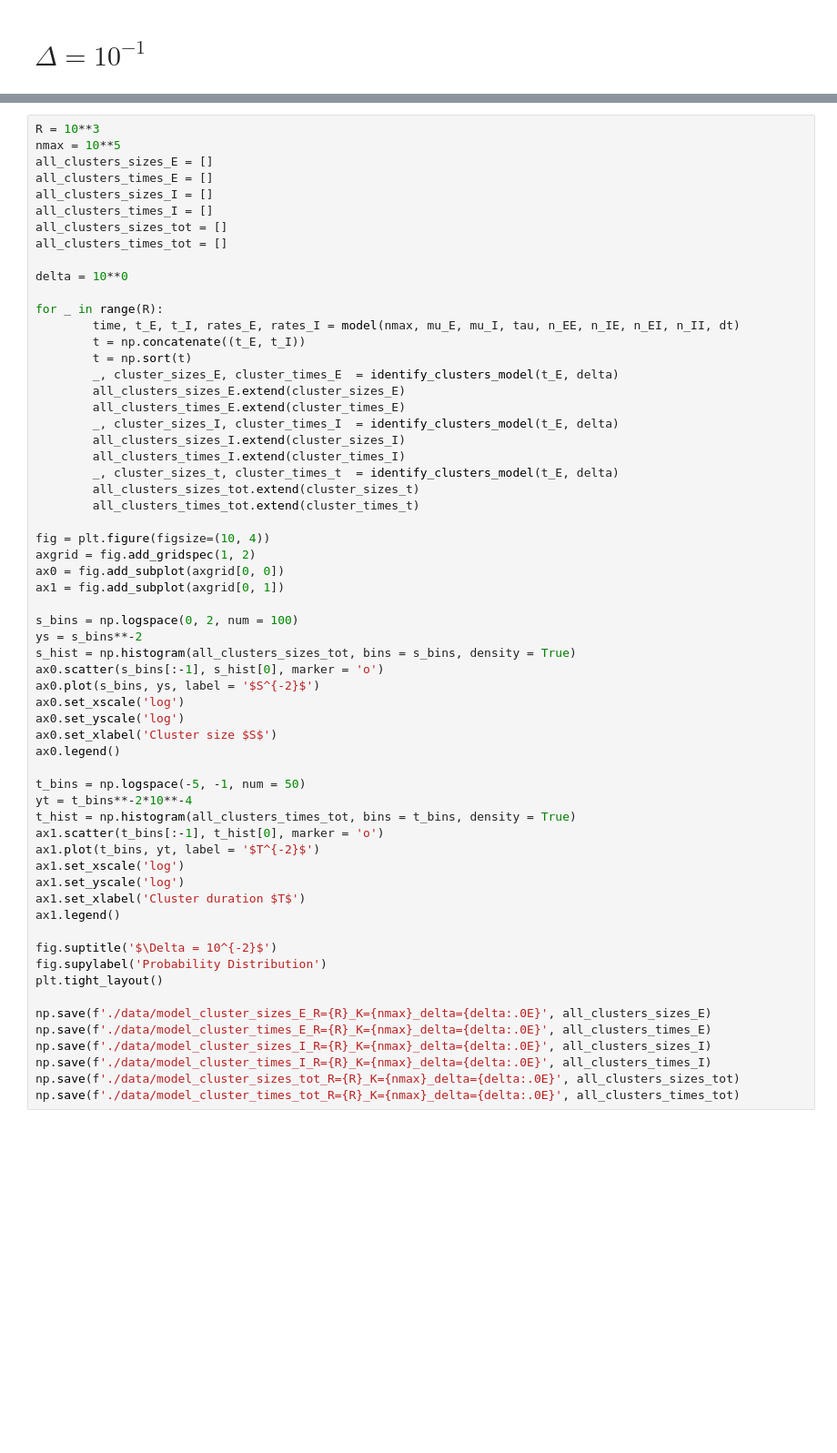
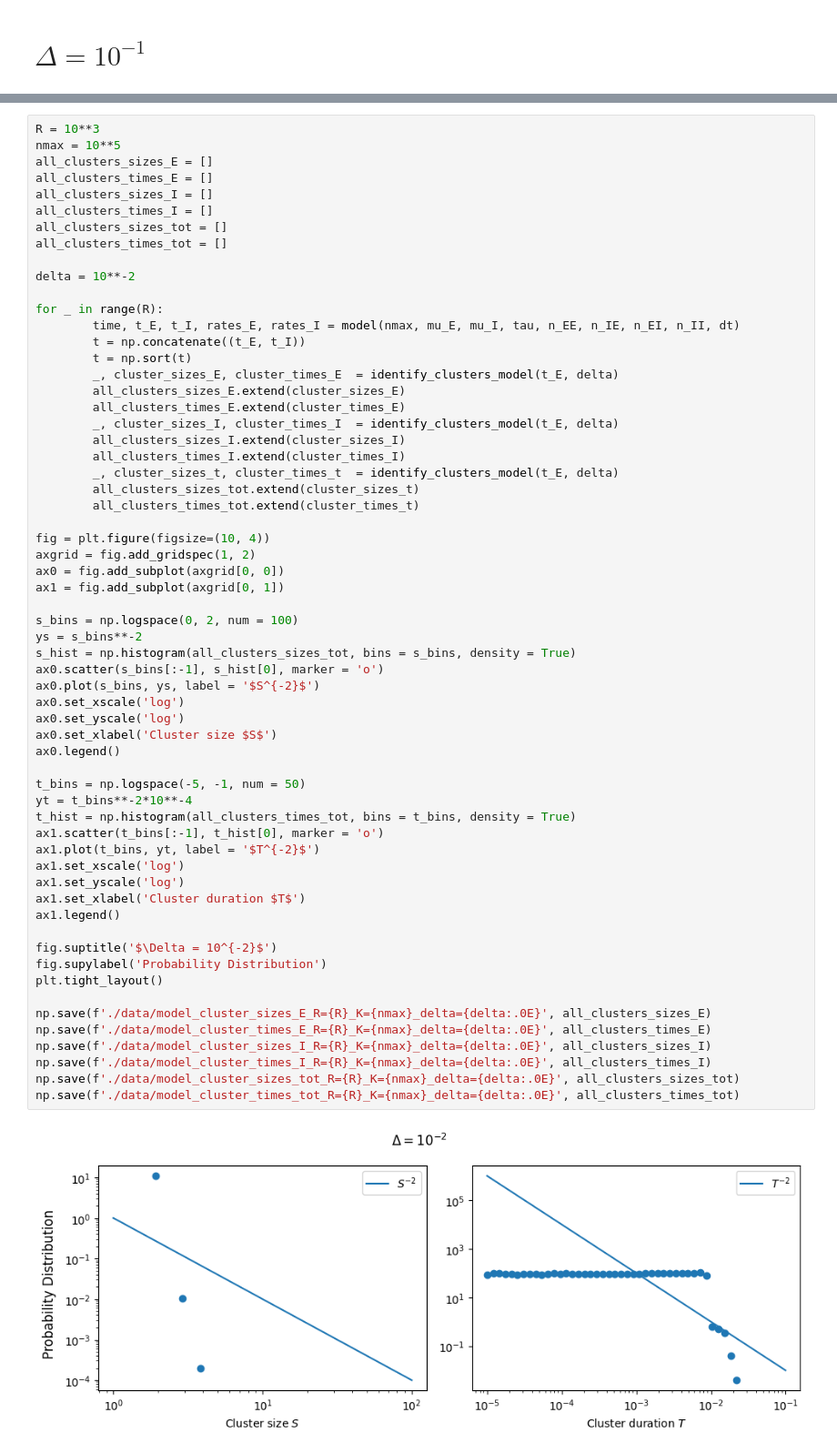
Before and after one commit to RivasAntonio/TFM, a Jupyter notebook: Códigos/Hawkes/Pruebas_modelo.ipynb, the cells around one changed output, grey strips where cells are left out. Shown at 91% size. Drawn from its saved outputs; the diff is of its cells as text; blank space fills up the shorter version.

```diff
--- a/Códigos/Hawkes/Pruebas_modelo.ipynb
+++ b/Códigos/Hawkes/Pruebas_modelo.ipynb
@@ -768,7 +773,7 @@ all_clusters_times_I = []
 all_clusters_sizes_tot = []
 all_clusters_times_tot = []
 
-delta = 10**0
+delta = 10**-2
 
 for _ in range(R):
         time, t_E, t_I, rates_E, rates_I = model(nmax, mu_E, mu_I, tau, n_EE, n_IE, n_EI, n_II, dt)
@@ -792,30 +797,32 @@ ax1 = fig.add_subplot(axgrid[0, 1])
 s_bins = np.logspace(0, 2, num = 100)
 ys = s_bins**-2
 s_hist = np.histogram(all_clusters_sizes_tot, bins = s_bins, density = True)
 ax0.scatter(s_bins[:-1], s_hist[0], marker = 'o')
 ax0.plot(s_bins, ys, label = '$S^{-2}$')
 ax0.set_xscale('log')
 ax0.set_yscale('log')
 ax0.set_xlabel('Cluster size $S$')
 ax0.legend()
 
 t_bins = np.logspace(-5, -1, num = 50)
 yt = t_bins**-2*10**-4
 t_hist = np.histogram(all_clusters_times_tot, bins = t_bins, density = True)
 ax1.scatter(t_bins[:-1], t_hist[0], marker = 'o')
 ax1.plot(t_bins, yt, label = '$T^{-2}$')
 ax1.set_xscale('log')
 ax1.set_yscale('log')
 ax1.set_xlabel('Cluster duration $T$')
 ax1.legend()
 
 fig.suptitle('$\Delta = 10^{-2}$')
 fig.supylabel('Probability Distribution')
 plt.tight_layout()
 
 np.save(f'./data/model_cluster_sizes_E_R={R}_K={nmax}_delta={delta:.0E}', all_clusters_sizes_E)
 np.save(f'./data/model_cluster_times_E_R={R}_K={nmax}_delta={delta:.0E}', all_clusters_times_E)
 np.save(f'./data/model_cluster_sizes_I_R={R}_K={nmax}_delta={delta:.0E}', all_clusters_sizes_I)
 np.save(f'./data/model_cluster_times_I_R={R}_K={nmax}_delta={delta:.0E}', all_clusters_times_I)
 np.save(f'./data/model_cluster_sizes_tot_R={R}_K={nmax}_delta={delta:.0E}', all_clusters_sizes_tot)
 np.save(f'./data/model_cluster_times_tot_R={R}_K={nmax}_delta={delta:.0E}', all_clusters_times_tot)
+# %% [output]
+[figure, added]
```
Also changed, not shown: parts of 5 cells of this notebook, 2 other files.
